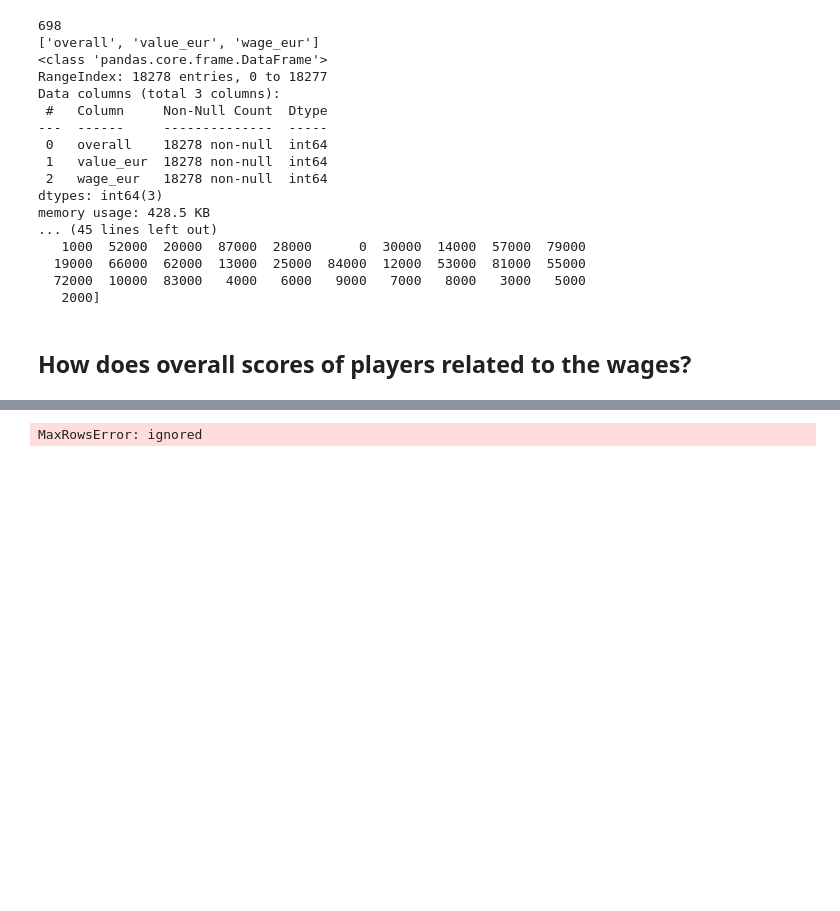
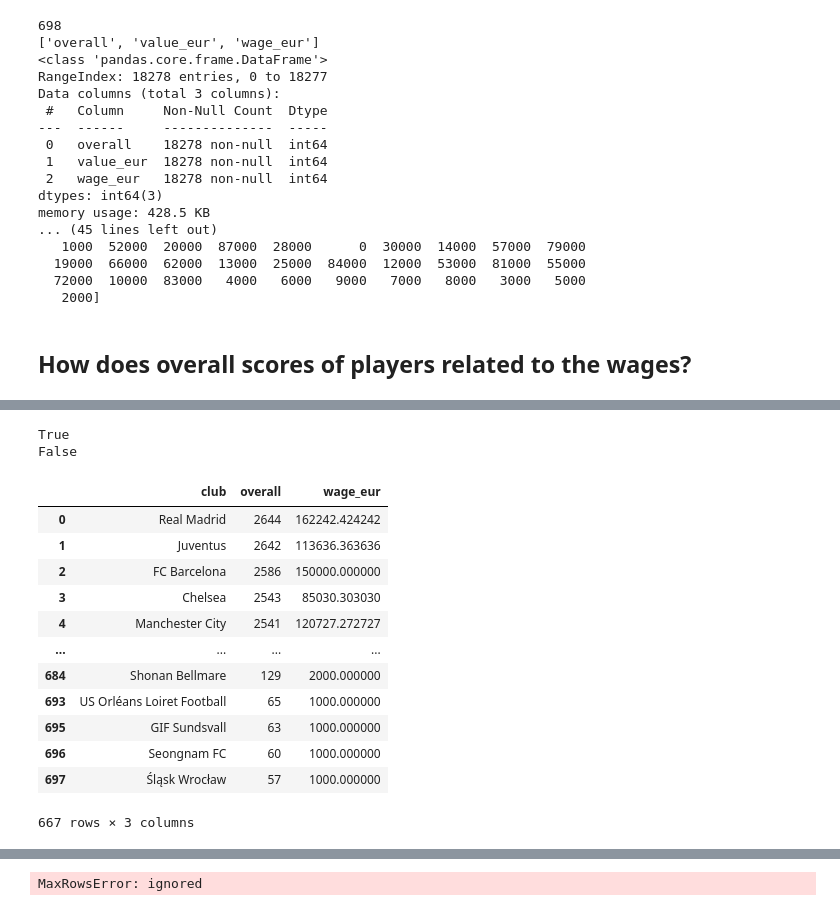
Before and after one commit to heesukjang/W209_DataViz_Summer2023, a Jupyter notebook: Unit_Assignments/Week_04_Assignment.ipynb, the cells around one changed output, grey strips where cells are left out. Cells and saved outputs as stored; diff of their text form; code cells hidden in the pictures; blank space fills up the shorter version.

```diff
--- a/Unit_Assignments/Week_04_Assignment.ipynb
+++ b/Unit_Assignments/Week_04_Assignment.ipynb
@@ -170,0 +171,22 @@ overall_wage
+# %%
+overall_score_by_club = selected_df.groupby('club').aggregate({'overall':'sum', 'wage_eur':'mean'}).sort_values(by='overall',ascending=False).reset_index()
+print(any(overall_score_by_club.wage_eur==0.0))
+print(any(overall_score_by_club.overall==0))
+overall_score_by_club = overall_score_by_club[overall_score_by_club.wage_eur != 0]   # remove rows if wage_eur = 0
+overall_score_by_club
+# %% [output]
+True
+False
+|  | club | overall | wage_eur |
+| 0 | Real Madrid | 2644 | 162242.424242 |
+| 1 | Juventus | 2642 | 113636.363636 |
+| 2 | FC Barcelona | 2586 | 150000.000000 |
+| 3 | Chelsea | 2543 | 85030.303030 |
+| 4 | Manchester City | 2541 | 120727.272727 |
+| ... | ... | ... | ... |
+| 684 | Shonan Bellmare | 129 | 2000.000000 |
+| 693 | US Orléans Loiret Football | 65 | 1000.000000 |
+| 695 | GIF Sundsvall | 63 | 1000.000000 |
+| 696 | Seongnam FC | 60 | 1000.000000 |
+| 697 | Śląsk Wrocław | 57 | 1000.000000 |
+667 rows × 3 columns
```
Also changed, not shown: parts of 4 cells of this notebook.
